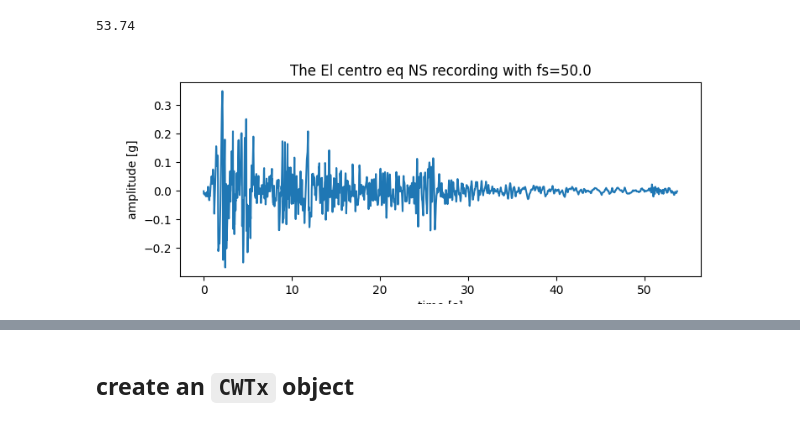
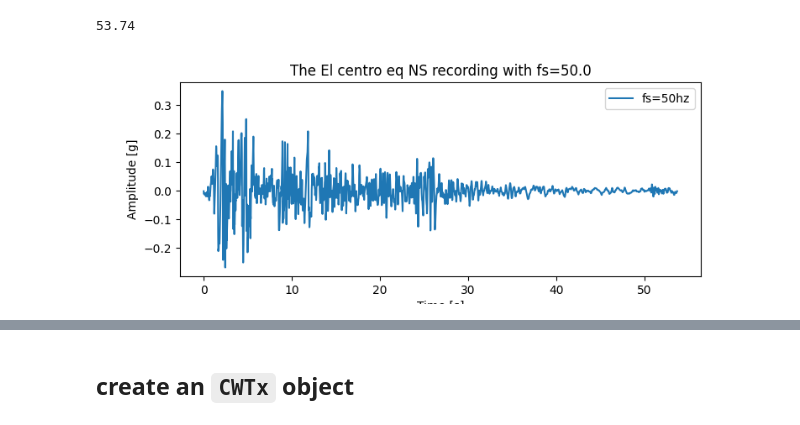
Before and after one commit to leslieDLcy/StoSpecRep, a Jupyter notebook: notebook/Elcentro_test.ipynb, the cells around one changed output, grey strips where cells are left out. Cells and saved outputs as stored; diff of their text form; code cells hidden in the pictures.

```diff
--- a/notebook/Elcentro_test.ipynb
+++ b/notebook/Elcentro_test.ipynb
@@ -35,11 +47,12 @@ NS_acc[-1, 0]
 53.74
 # %%
 fig, ax = plt.subplots(figsize=(8, 3))
-ax.plot(NS_acc[:, 0], NS_acc[:, 1])
-ax.set_xlabel('time [s]')
-ax.set_ylabel('amplitude [g]')
+ax.plot(NS_acc[:, 0], NS_acc[:, 1], label='fs=50hz')
+ax.set_xlabel('Time [s]')
+ax.set_ylabel('Amplitude [g]')
 dt = NS_acc[100, 0] - NS_acc[99, 0]
 ax.set_title(f"The El centro eq NS recording with fs={np.ceil(1/dt)}")
+ax.legend()
 plt.show()
 # %% [output]
-[figure, old version]
+[figure, new version]
```
Also changed, not shown: parts of 26 cells of this notebook, 2 other files.
